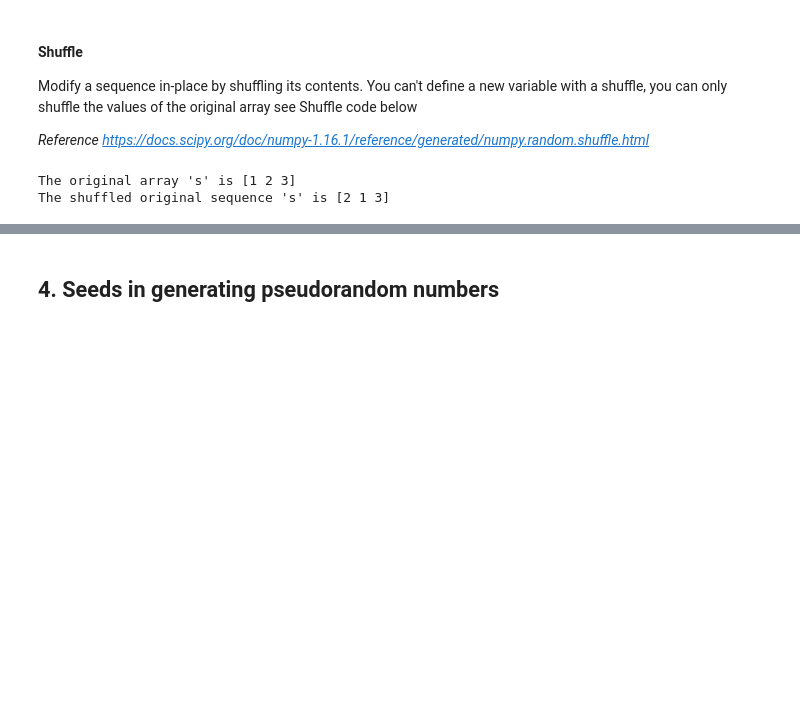
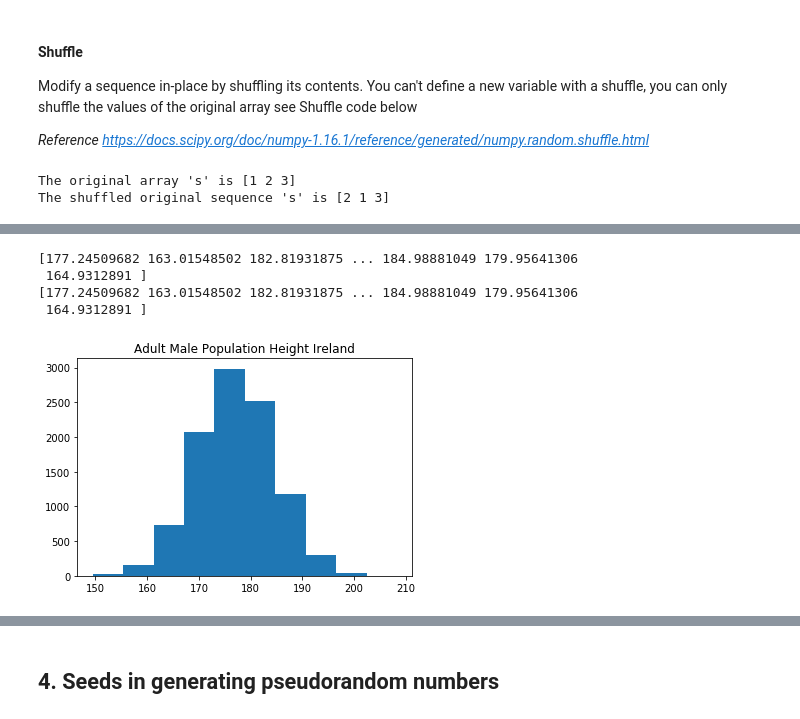
Before and after one commit to moranneil/Programming-For-Data-Analysis-Assignment-2019, a Jupyter notebook: NumpyRandom.ipynb, the cells around one changed output, grey strips where cells are left out. Cells and saved outputs as stored; diff of their text form; code cells hidden in the pictures; blank space fills up the shorter version.

```diff
--- a/NumpyRandom.ipynb
+++ b/NumpyRandom.ipynb
@@ -473,0 +534,24 @@ plt.show()
+# %%
+#An example of the Normal Distrbution is height in population most people are of average height,
+#the number of people shorter or taller than the average height is about equal.
+#You also have a small number of people who are extremely short or extremely tall.
+
+#*reference https://tall.life/height-percentile-calculator-age-country/*
+
+#In Ireland the average height of an adult male is 177cm, the standard devation is 7.42cm if we take 10000 sample of the
+#polulation and plot them.
+
+avr_height = np.random.normal(177, 7.42,10000)
+print(avr_height)
+%matplotlib inline
+plt.hist(avr_height)
+plt.title("Adult Male Population Height Ireland")
+plt.xlabel("")
+plt.ylabel("")
+plt.show()
+# %% [output]
+[177.24509682 163.01548502 182.81931875 ... 184.98881049 179.95641306
+ 164.9312891 ]
+[177.24509682 163.01548502 182.81931875 ... 184.98881049 179.95641306
+ 164.9312891 ]
+[figure, added]
```
Also changed, not shown: parts of 20 cells of this notebook, 1 other file.
